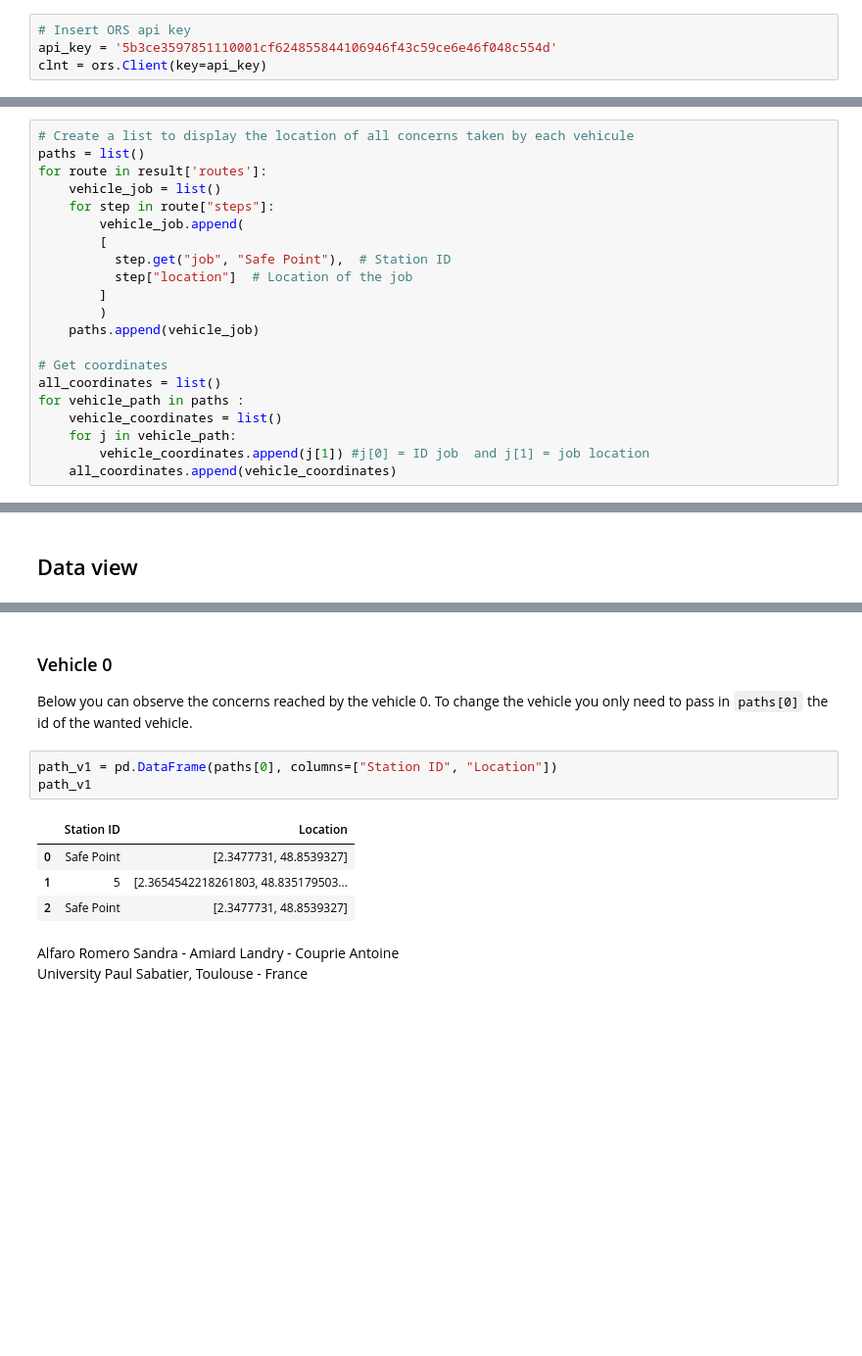
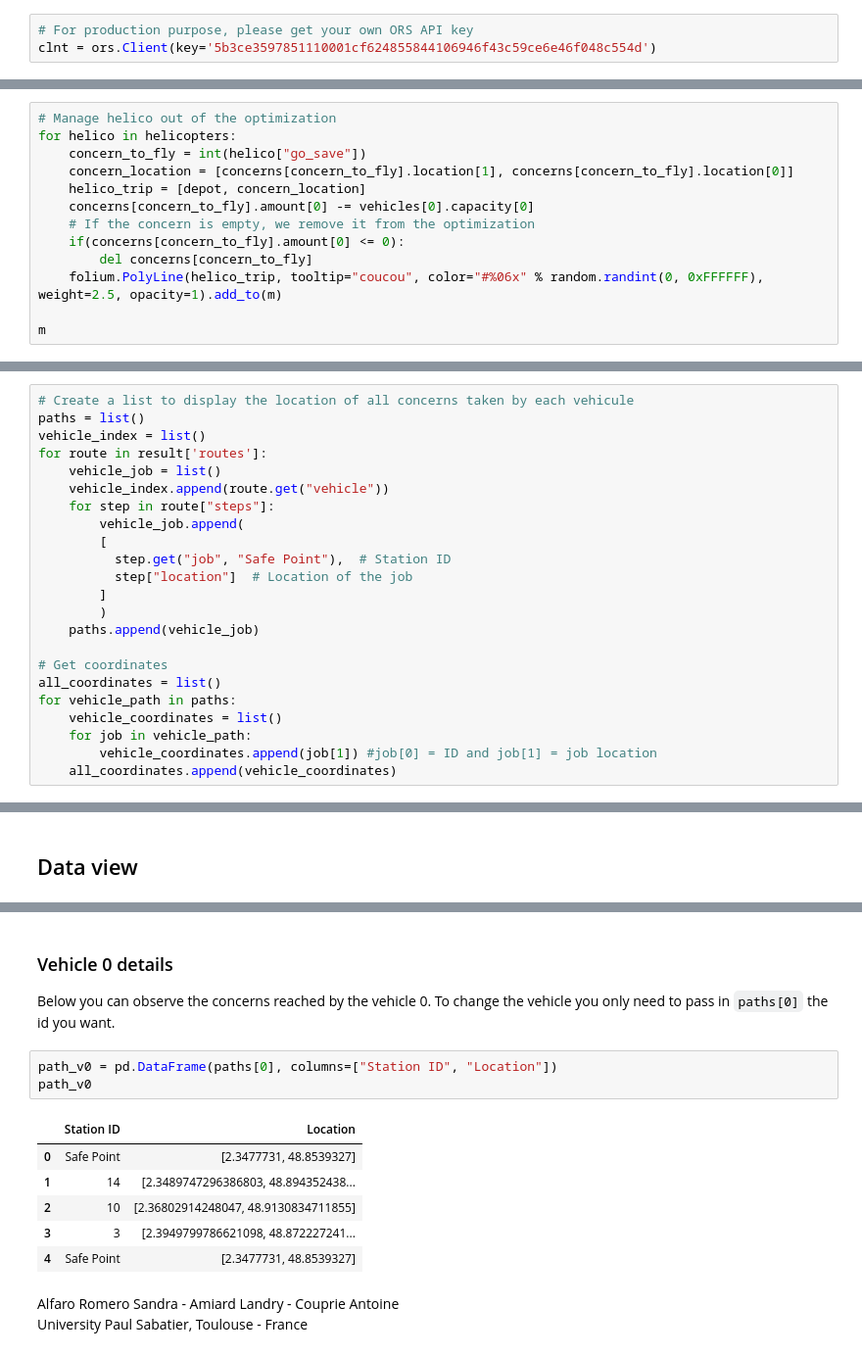
Before and after one commit to Fallkaniste/PROJECT-M1-CSA, a Jupyter notebook: Routing_Optimization_Idai.ipynb, the cells around one changed output, grey strips where cells are left out. Shown at 98% size. Cells and saved outputs as stored; diff of their text form; blank space fills up the shorter version.

```diff
--- a/Routing_Optimization_Idai.ipynb
+++ b/Routing_Optimization_Idai.ipynb
@@ -80,7 +80,6 @@ Saving vehicle_list.csv to vehicle_list.csv
 # %%
-# Insert ORS api key
-api_key = '5b3ce3597851110001cf624855844106946f43c59ce6e46f048c554d'
-clnt = ors.Client(key=api_key)
+# For production purpose, please get your own ORS API key
+clnt = ors.Client(key='5b3ce3597851110001cf624855844106946f43c59ce6e46f048c554d')
 # %% [markdown]
 ## The routing problem setup
 
@@ -222,3 +236,16 @@ folium.features.GeoJson(data=flooded_area1,
                         style_function=style_function('#1d4591')).add_to(m)
 # %% [output]
 <folium.features.GeoJson at 0x...>
+# %%
+# Manage helico out of the optimization
+for helico in helicopters:
+    concern_to_fly = int(helico["go_save"])
+    concern_location = [concerns[concern_to_fly].location[1], concerns[concern_to_fly].location[0]]
+    helico_trip = [depot, concern_location]
+    concerns[concern_to_fly].amount[0] -= vehicles[0].capacity[0]
+    # If the concern is empty, we remove it from the optimization
+    if(concerns[concern_to_fly].amount[0] <= 0):
+        del concerns[concern_to_fly]
+    folium.PolyLine(helico_trip, tooltip="coucou", color="#%06x" % random.randint(0, 0xFFFFFF), weight=2.5, opacity=1).add_to(m)
+
+m
@@ -235,8 +269,10 @@ With a first set of generated routes, we use the pairs vehicle-concern to modify
 # %%
 # Create a list to display the location of all concerns taken by each vehicule
 paths = list()
+vehicle_index = list()
 for route in result['routes']:
     vehicle_job = list()
+    vehicle_index.append(route.get("vehicle"))
     for step in route["steps"]:
         vehicle_job.append(
         [
@@ -248,8 +284,8 @@ for route in result['routes']:
 
 # Get coordinates
 all_coordinates = list()
-for vehicle_path in paths :
+for vehicle_path in paths:
     vehicle_coordinates = list()
-    for j in vehicle_path:
-        vehicle_coordinates.append(j[1]) #j[0] = ID job  and j[1] = job location
+    for job in vehicle_path:
+        vehicle_coordinates.append(job[1]) #job[0] = ID and job[1] = job location
     all_coordinates.append(vehicle_coordinates)
@@ -299,14 +329,16 @@ vehicles_df
 # %% [markdown]
-### Vehicle 0
-Below you can observe the concerns reached by the vehicle 0. To change the vehicle you only need to pass in `paths[0]` the id of the wanted vehicle.
+### Vehicle 0 details
+Below you can observe the concerns reached by the vehicle 0. To change the vehicle you only need to pass in `paths[0]` the id you want.
 # %%
-path_v1 = pd.DataFrame(paths[0], columns=["Station ID", "Location"])
-path_v1
+path_v0 = pd.DataFrame(paths[0], columns=["Station ID", "Location"])
+path_v0
 # %% [output]
 |  | Station ID | Location |
 | 0 | Safe Point | [2.3477731, 48.8539327] |
-| 1 | 5 | [2.3654542218261803, 48.835179503... |
-| 2 | Safe Point | [2.3477731, 48.8539327] |
+| 1 | 14 | [2.3489747296386803, 48.894352438... |
+| 2 | 10 | [2.36802914248047, 48.9130834711855] |
+| 3 | 3 | [2.3949799786621098, 48.872227241... |
+| 4 | Safe Point | [2.3477731, 48.8539327] |
 # %% [markdown]
 Alfaro Romero Sandra - Amiard Landry - Couprie Antoine <br />
 University Paul Sabatier, Toulouse - France
```
Also changed, not shown: parts of 9 cells of this notebook.
